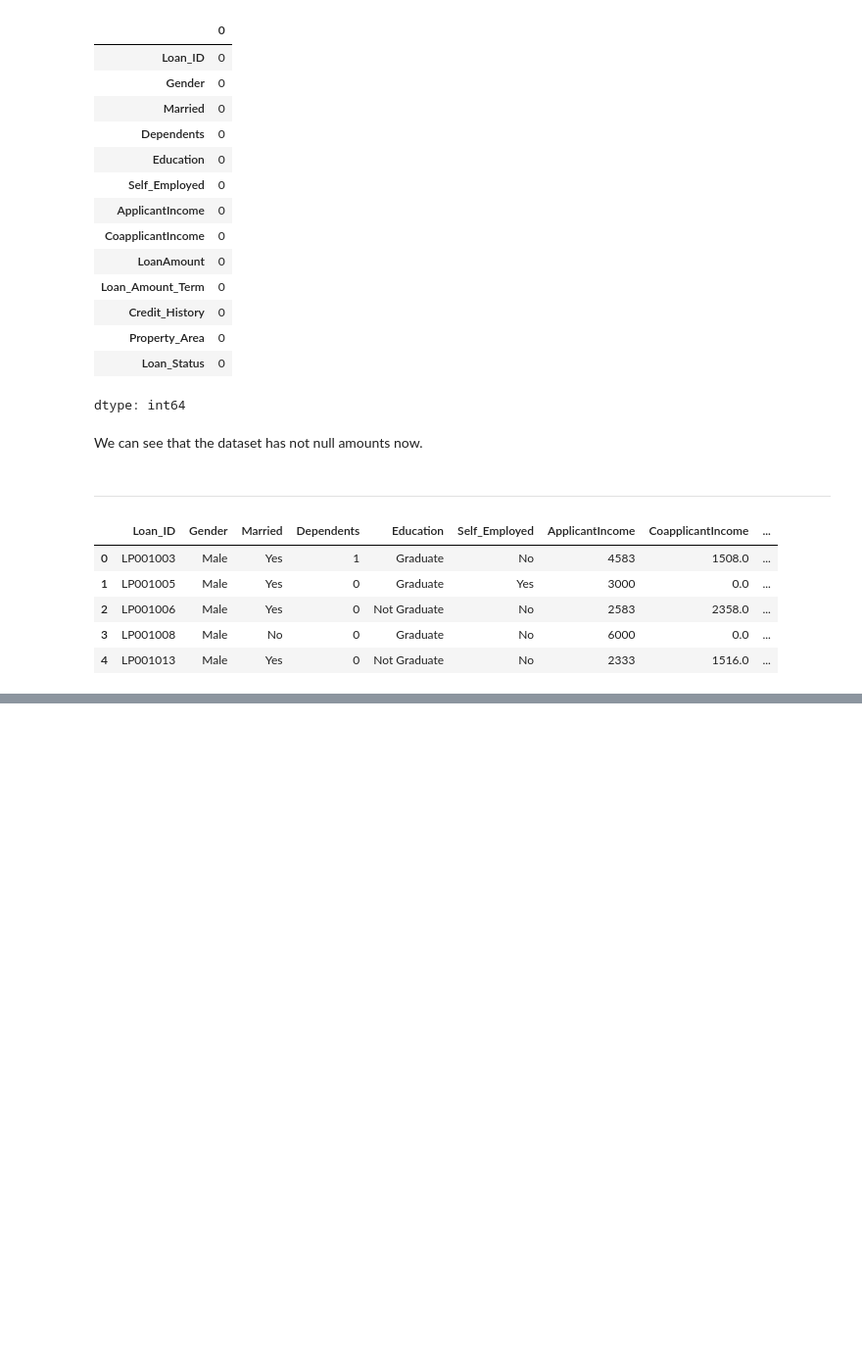
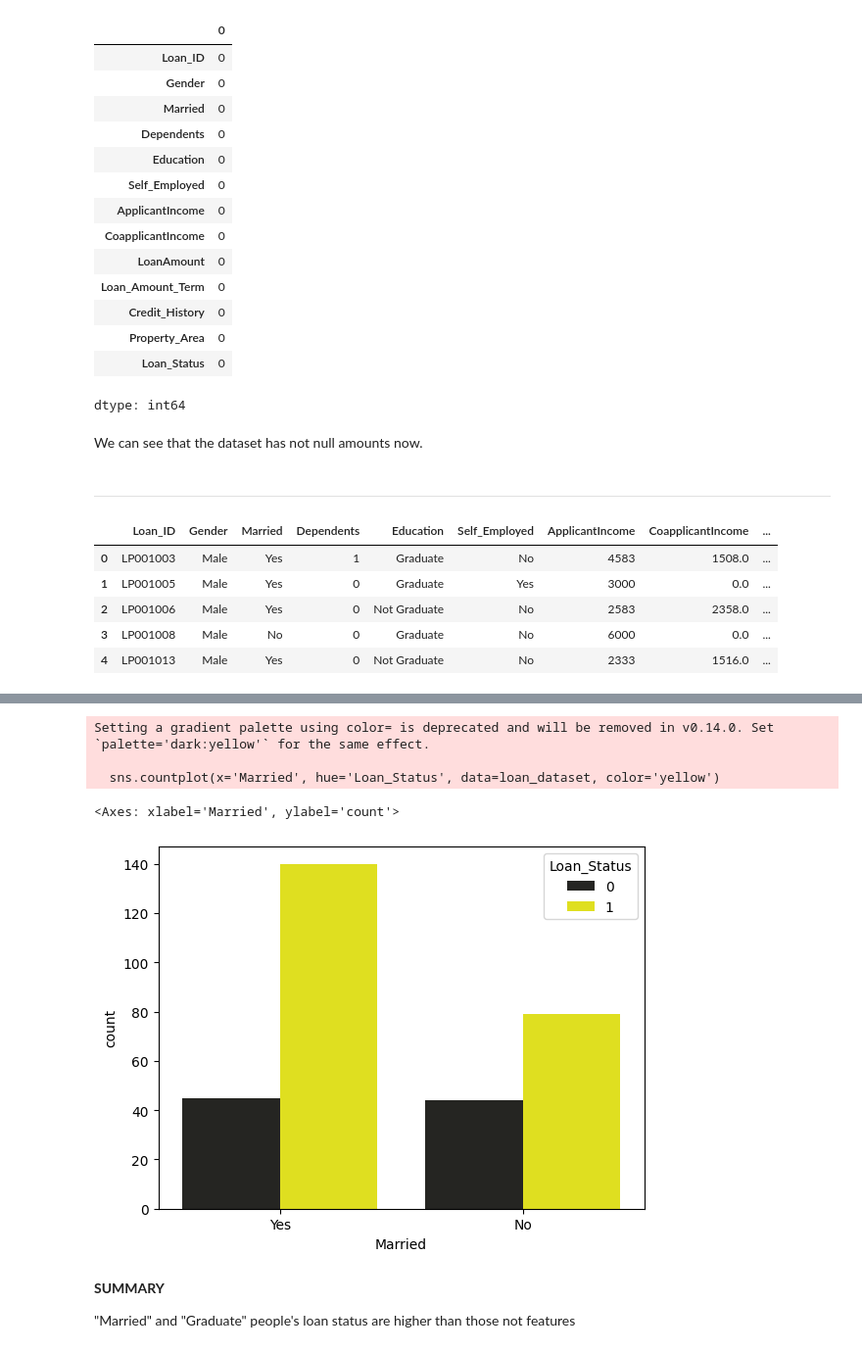
Before and after one commit to azimjaan21/loan_status_prediction, a Jupyter notebook: loan_prediction.ipynb, the cells around one changed output, grey strips where cells are left out. Shown at 98% size. Drawn from its saved outputs; the diff is of its cells as text; code cells hidden in the pictures; blank space fills up the shorter version.

```diff
--- a/loan_prediction.ipynb
+++ b/loan_prediction.ipynb
@@ -122,0 +156,12 @@ loan_dataset.head()
+# %%
+sns.countplot(x='Married', hue='Loan_Status', data=loan_dataset, color='yellow')
+# %% [output]
+Setting a gradient palette using color= is deprecated and will be removed in v0.14.0. Set `palette='dark:yellow'` for the same effect.
+
+  sns.countplot(x='Married', hue='Loan_Status', data=loan_dataset, color='yellow')
+<Axes: xlabel='Married', ylabel='count'>
+[figure, added]
+# %% [markdown]
+**SUMMARY**
+
+"Married" and "Graduate" people's loan status are higher than those not features
```
Also changed, not shown: parts of 14 cells of this notebook.
